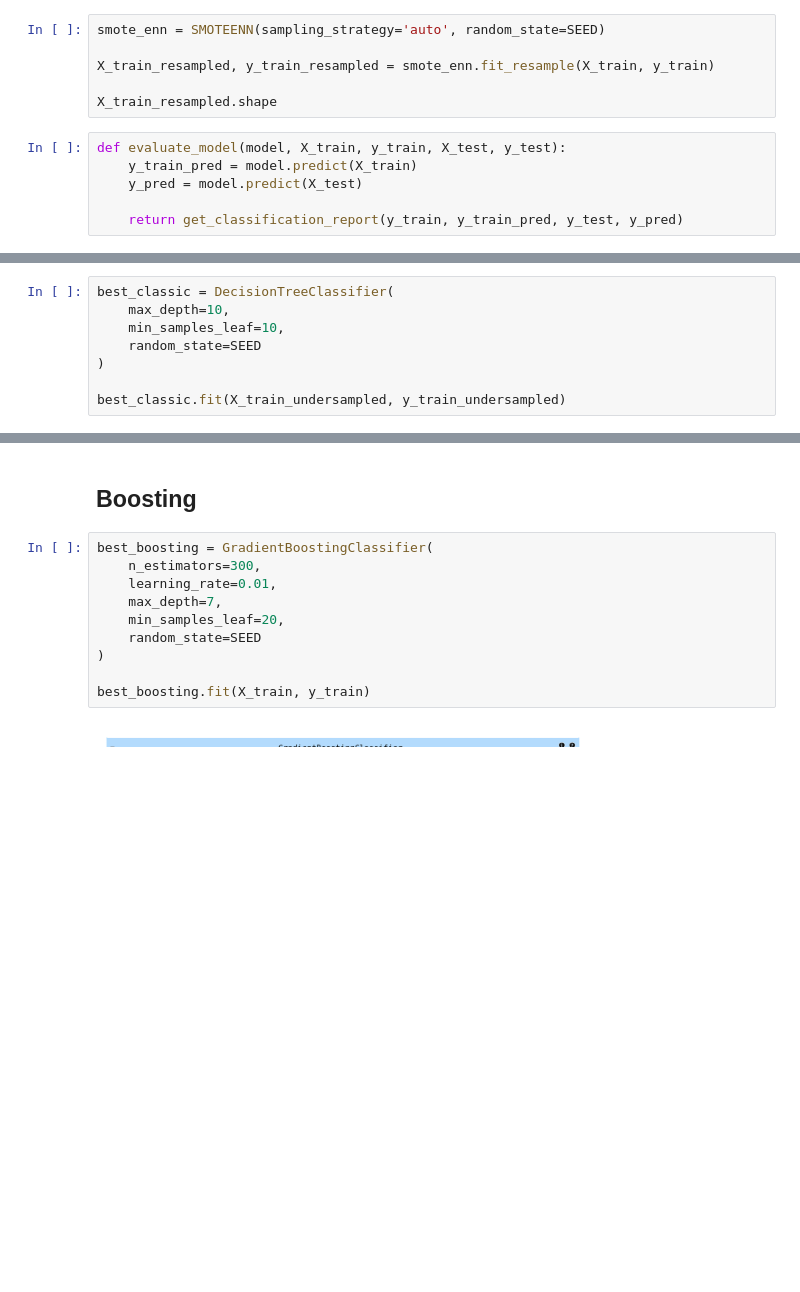
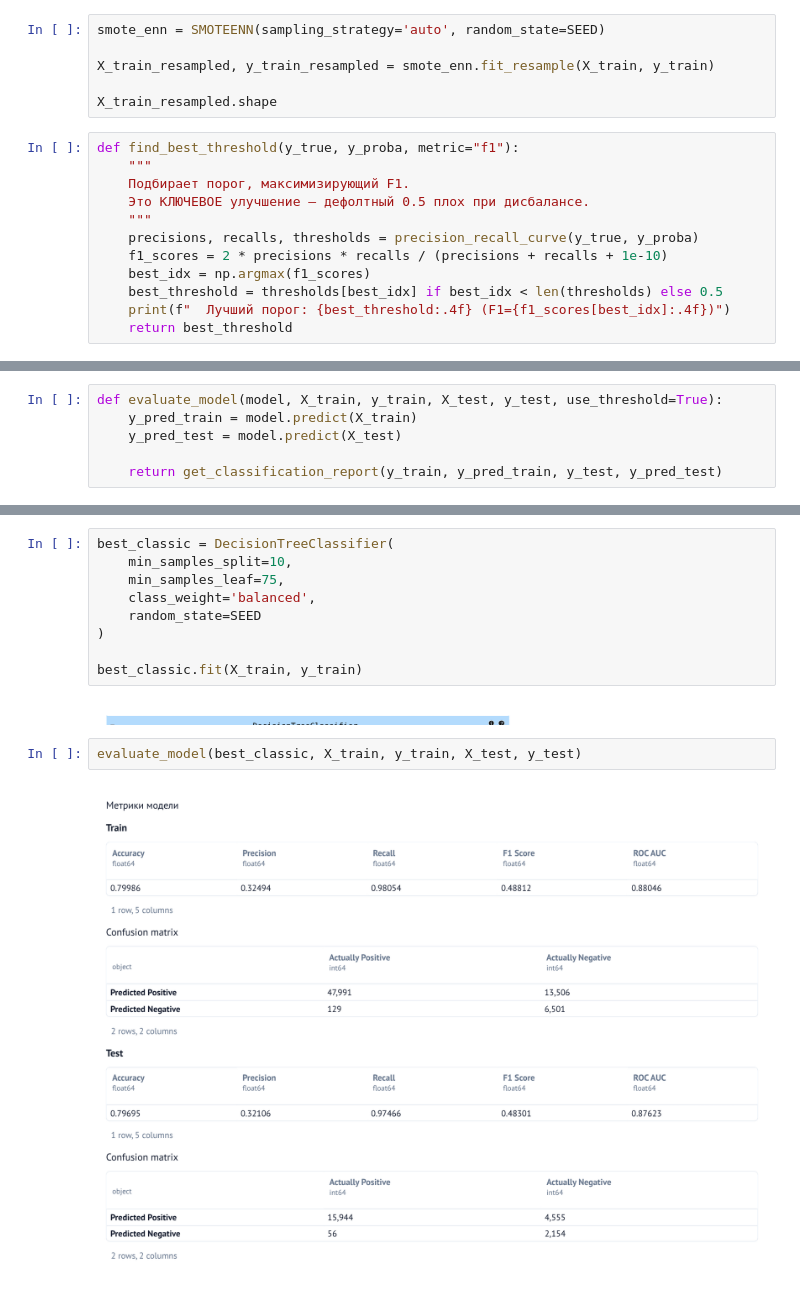
Before and after one commit to Kreoniz/omstu-ml-4, a Jupyter notebook: rgr/__marimo__/save_best_models.ipynb, the cells around one changed output, grey strips where cells are left out. Saved outputs shown, nothing was run; the diff lists cells and outputs as text; blank space fills up the shorter version.

Commit message:
Add features as a test

```diff
--- a/rgr/__marimo__/save_best_models.ipynb
+++ b/rgr/__marimo__/save_best_models.ipynb
@@ -96,8 +96,14 @@ X_train_resampled, y_train_resampled = smote_enn.fit_resample(X_train, y_train)
 
 X_train_resampled.shape
 # %%
-def evaluate_model(model, X_train, y_train, X_test, y_test):
-    y_train_pred = model.predict(X_train)
-    y_pred = model.predict(X_test)
-
-    return get_classification_report(y_train, y_train_pred, y_test, y_pred)
+def find_best_threshold(y_true, y_proba, metric="f1"):
+    """
+    Подбирает порог, максимизирующий F1.
+    Это КЛЮЧЕВОЕ улучшение — дефолтный 0.5 плох при дисбалансе.
+    """
+    precisions, recalls, thresholds = precision_recall_curve(y_true, y_proba)
+    f1_scores = 2 * precisions * recalls / (precisions + recalls + 1e-10)
+    best_idx = np.argmax(f1_scores)
+    best_threshold = thresholds[best_idx] if best_idx < len(thresholds) else 0.5
+    print(f"  Лучший порог: {best_threshold:.4f} (F1={f1_scores[best_idx]:.4f})")
+    return best_threshold
@@ -106,8 +124,6 @@ def evaluate_model(model, X_train, y_train, X_test, y_test):
 # %%
-best_classic = DecisionTreeClassifier(
-    max_depth=10,
-    min_samples_leaf=10,
-    random_state=SEED
-)
+def evaluate_model(model, X_train, y_train, X_test, y_test, use_threshold=True):
+    y_pred_train = model.predict(X_train)
+    y_pred_test = model.predict(X_test)
 
-best_classic.fit(X_train_undersampled, y_train_undersampled)
+    return get_classification_report(y_train, y_pred_train, y_test, y_pred_test)
@@ -122,15 +148,16 @@ joblib.dump(best_classic, './models/best_classic_model.joblib')
-# %% [markdown]
-## Boosting
+# %%
+best_classic = DecisionTreeClassifier(
+    min_samples_split=10,
+    min_samples_leaf=75,
+    class_weight='balanced',
+    random_state=SEED
+)
+
+best_classic.fit(X_train, y_train)
+# %% [output]
+[figure, added]
 # %%
-best_boosting = GradientBoostingClassifier(
-    n_estimators=300,
-    learning_rate=0.01,
-    max_depth=7,
-    min_samples_leaf=20,
-    random_state=SEED
-)
-
-best_boosting.fit(X_train, y_train)
+evaluate_model(best_classic, X_train, y_train, X_test, y_test)
 # %% [output]
-[figure, old version]
+[figure, new version]
 # %%
```
Also changed, not shown: parts of 39 cells of this notebook, 9 other files.
